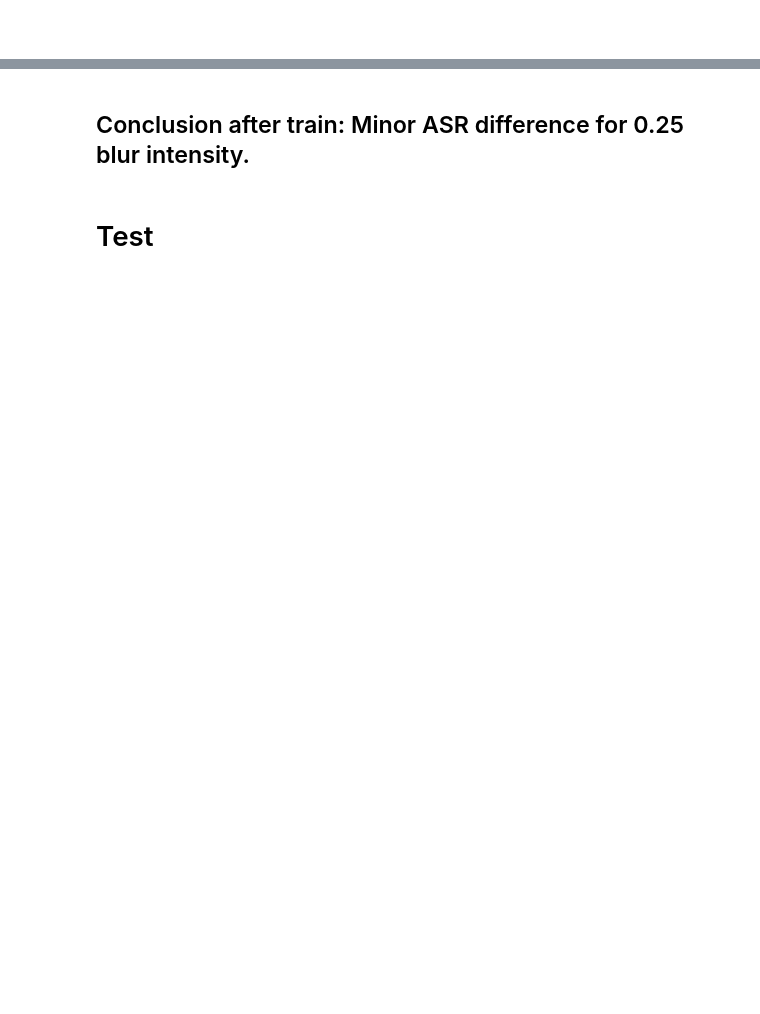
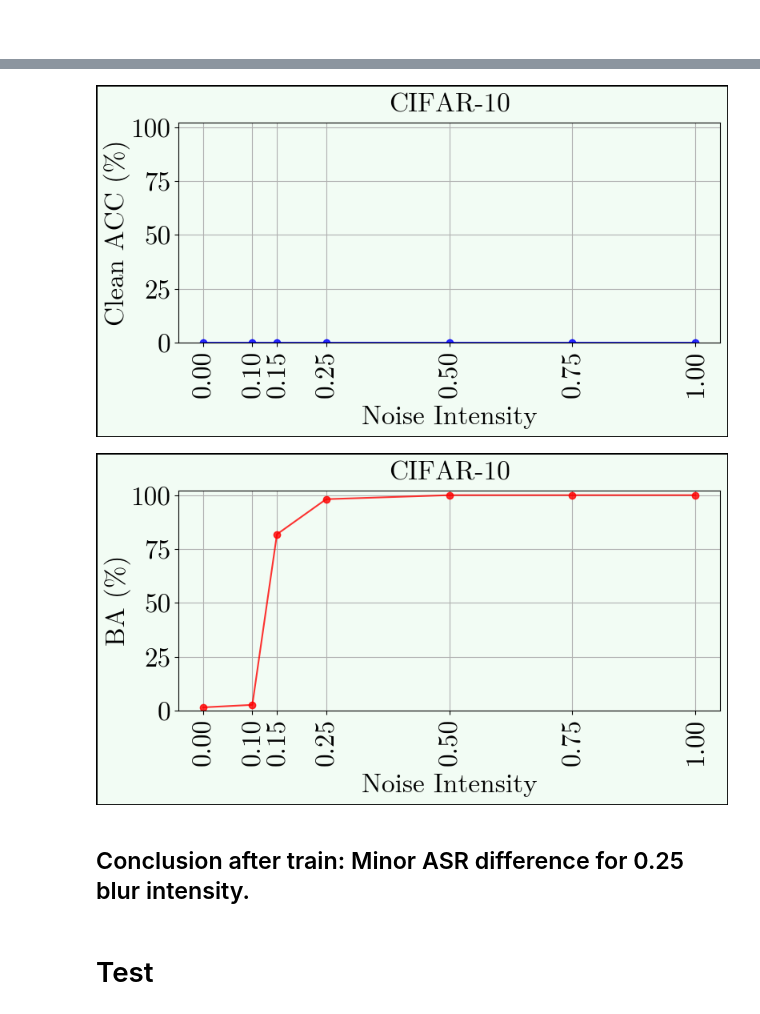
Before and after one commit to nishant-ingle/backdoors, a Jupyter notebook: noise-intensity-resnet18.ipynb, the cells around one changed output, grey strips where cells are left out. Saved outputs shown, nothing was run; the diff lists cells and outputs as text; code cells hidden in the pictures; blank space fills up the shorter version.

Commit message:
Kaggle Notebook | noise intensity resnet18 | Version 12

```diff
--- a/noise-intensity-resnet18.ipynb
+++ b/noise-intensity-resnet18.ipynb
@@ -642,19 +751,10 @@ import torch
 
 # {'clean_acc': {'all': {0.1: [86.08], 0.25: [86.59], 0.5: [86.76], 0.75: [87.06], 1.0: [86.39]}}, 'asr': {'all': {0.1: [1.2777777777777777], 0.25: [98.27777777777777], 0.5: [99.97777777777777], 0.75: [99.94444444444444], 1.0: [99.95555555555555]}}}
 
-repeatition_count = 5
-
-base_seed = 42
+repeatition_count = 1
 
 for run_idx in range(repeatition_count):
     print(f"###: {run_idx}")
-    current_seed = base_seed + run_idx
-
-    # Apply seeds to ALL libraries
-    random.seed(current_seed)
-    np.random.seed(current_seed)
-    torch.manual_seed(current_seed)
-    torch.cuda.manual_seed_all(current_seed)
 
     for loc in locations:
         print(f"#{loc}")
@@ -666,8 +766,6 @@ for run_idx in range(repeatition_count):
             intensity = intensities[i]
             file_name = f'noise_resnet18_cifar10_intensity_{labels[i]}_{loc}.pth'
 
-            # net.apply(reset_weights) # Uncomment if you have a reset_weights function
-
             train_dataset.set_intensity(intensity)
             print(train_dataset.intensity)
             test_dataset.set_intensity(intensity)
@@ -677,11 +775,9 @@ for run_idx in range(repeatition_count):
             best_val_loss = float('inf')
             epochs_no_improve = 0
 
-            if os.path.exists(file_name):
-                print(f"Loading pre-trained model from: {file_name}")
-                net.load_state_dict(torch.load(file_name))
-            else:
+            if not os.path.exists(file_name):
             # if 2 == 2:
+                net.apply(reset_weights)
                 train_dataset.trigger_probability = 0.01
                 test_dataset.trigger_probability = 0.01
 
@@ -710,6 +806,8 @@ for run_idx in range(repeatition_count):
                             print(f"Early stopping at epoch {epoch+1}")
                             break
 
+            print(f"Loading pre-trained model from: {file_name}")
+            net.load_state_dict(torch.load(file_name))
             # _, test_acc = get_clean_acc(net, test_dataset)
             d["clean_acc"][loc][labels[i]].append(0)
 
@@ -755,7 +907,8 @@ green = '#F2FCF4'
 pink = '#FCF5FC'
 # %%
 font_path = "/kaggle/working/latexfont.otf"
-font_prop = fm.FontProperties(fname=font_path, size=14)
+font_prop = fm.FontProperties(fname=font_path, size=16)
+font18 = fm.FontProperties(fname=font_path, size=24)
 
 import numpy as np
 import matplotlib.pyplot as plt
@@ -777,43 +930,45 @@ def mean_and_ci(values, confidence=0.95):
 
 def plot_metric_for_all_locations(d, metric, ylabel, color):
     locations = d[metric].keys()
-    fig, ax = plt.subplots(figsize=(5, 3))
+    fig, ax = plt.subplots(figsize=(8, 4.5))
     ax.set_facecolor(green)
     fig.patch.set_facecolor(green)
     fig.set_frameon(True)                 # usually True by default [web:19]
     fig.patch.set_edgecolor("black")      # figure patch edgecolor [web:25]
     fig.patch.set_linewidth(2)            # figure patch linewidth [web:25]
 
     for loc in locations:
         cintensities = list(d[metric][loc].keys())
         means = []
         cis = []
         for intensity in cintensities:
             mean, ci = mean_and_ci(d[metric][loc][intensity], confidence)
             means.append(mean)
             cis.append(ci)
         plt.plot(cintensities, means, color=color, marker='o', label=f'{loc}', linestyle='-', alpha=0.8)
-        plt.errorbar(intensities, means, color=color, yerr=cis, fmt='o', capsize=5, alpha=0.8)
-    # plt.xlabel('', fontproperties=font_prop, labelpad=10)
-    plt.ylabel(ylabel, fontproperties=font_prop, labelpad=0)
-    plt.xlabel(f'Noise Intensity', fontproperties=font_prop, labelpad=10)
-    plt.title(f'CIFAR-10', fontproperties=font_prop, pad=10)
+        # plt.errorbar(intensities, means, color=color, yerr=cis, fmt='o', capsize=5, alpha=0.8)
+    plt.ylabel(ylabel, fontproperties=font18, labelpad=0)
+    plt.xlabel(f'Noise Intensity', fontproperties=font18, labelpad=7)
+    plt.title(f'CIFAR-10', fontproperties=font18, pad=10)
     plt.grid(True)
     ax.set_yticks([0, 25, 50, 75, 100])
     plt.ylim([0, 102])
 
-    plt.xticks(cintensities, rotation=90, fontproperties=font_prop)
-    plt.yticks(fontproperties=font_prop)
+    plt.xticks(cintensities, rotation=90, fontproperties=font18)
+    plt.yticks(fontproperties=font18)
     # plt.legend()
     plt.tight_layout()
     plt.savefig(f'noise intensity cifar10 train_{metric}.pdf')
     plt.show()
 
 
 # Plot for clean_acc
 plot_metric_for_all_locations(d, 'clean_acc', 'Clean ACC (%)', 'blue')
 # Plot for asr
 plot_metric_for_all_locations(d, 'asr', 'BA (%)', 'red')
+# %% [output]
+[figure, added]
+[figure, added]
 # %% [markdown]
 ## Conclusion after train: Minor ASR difference for 0.25 blur intensity.
 # %% [markdown]
```
Also changed, not shown: parts of 26 cells of this notebook.
